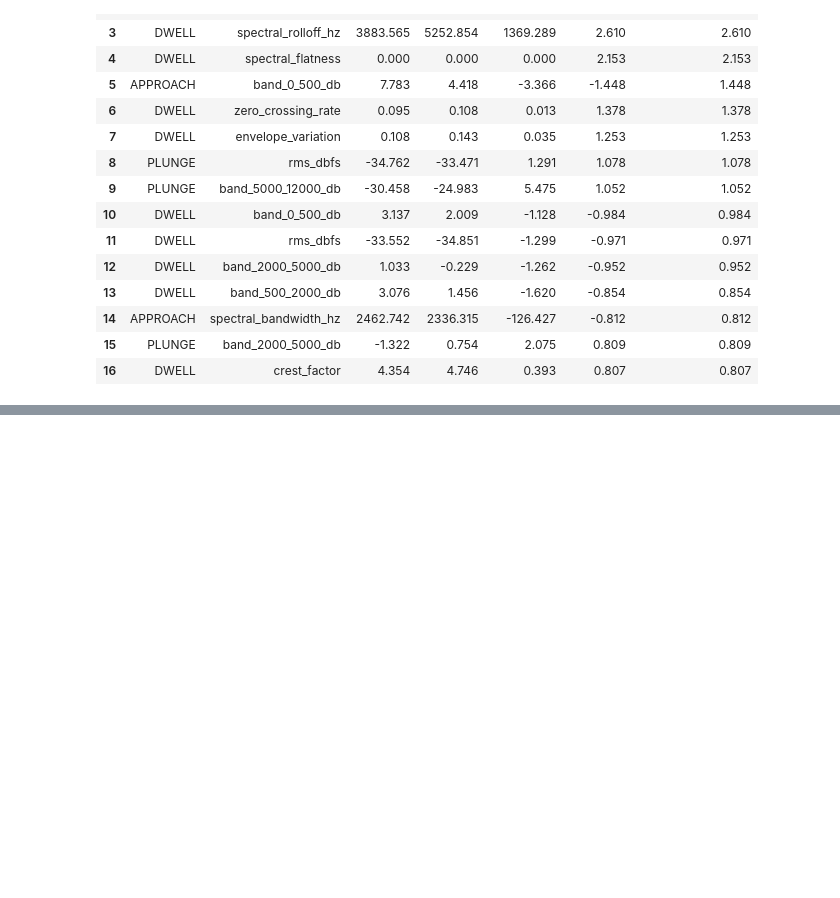
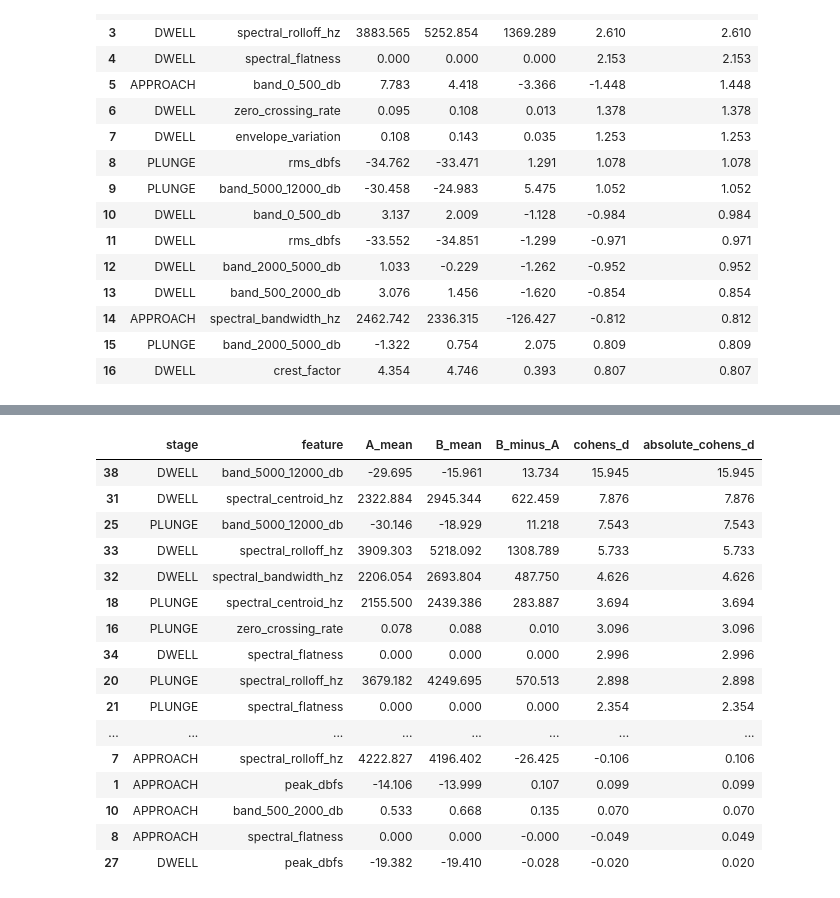
Before and after one commit to tnwlvos/Purdue-AI-education-Muchine-Learning-, a Jupyter notebook: FSSW_Audio_Classification.ipynb, the cells around one changed output, grey strips where cells are left out. Cells and saved outputs as stored; diff of their text form; code cells hidden in the pictures; blank space fills up the shorter version.

```diff
--- a/FSSW_Audio_Classification.ipynb
+++ b/FSSW_Audio_Classification.ipynb
@@ -5570,0 +5853,94 @@ display(
+# %%
+full_file_comparison_records = []
+
+for stage_name in [
+    "APPROACH",
+    "PLUNGE",
+    "DWELL",
+    "RETRACT"
+]:
+    stage_rows = (
+        full_stage_feature_data[
+            full_stage_feature_data[
+                "stage"
+            ] == stage_name
+        ]
+    )
+
+    for feature_name in (
+        raw_feature_columns
+    ):
+        values_a = (
+            stage_rows[
+                stage_rows[
+                    "dataset_role"
+                ] == "development_A"
+            ][feature_name]
+            .to_numpy()
+        )
+
+        values_b = (
+            stage_rows[
+                stage_rows[
+                    "dataset_role"
+                ] == "development_B"
+            ][feature_name]
+            .to_numpy()
+        )
+
+        cohens_d = calculate_cohens_d(
+            values_a,
+            values_b
+        )
+
+        full_file_comparison_records.append({
+            "stage": stage_name,
+            "feature": feature_name,
+            "A_mean": np.mean(
+                values_a
+            ),
+            "B_mean": np.mean(
+                values_b
+            ),
+            "B_minus_A": (
+                np.mean(values_b)
+                - np.mean(values_a)
+            ),
+            "cohens_d": (
+                cohens_d
+            ),
+            "absolute_cohens_d": abs(
+                cohens_d
+            )
+        })
+
+full_file_comparison = pd.DataFrame(
+    full_file_comparison_records
+)
+
+display(
+    full_file_comparison
+    .sort_values(
+        "absolute_cohens_d",
+        ascending=False
+    )
+    .round(3)
+)
+# %% [output]
+|  | stage | feature | A_mean | B_mean | B_minus_A | cohens_d | absolute_cohens_d |
+| 38 | DWELL | band_5000_12000_db | -29.695 | -15.961 | 13.734 | 15.945 | 15.945 |
+| 31 | DWELL | spectral_centroid_hz | 2322.884 | 2945.344 | 622.459 | 7.876 | 7.876 |
+| 25 | PLUNGE | band_5000_12000_db | -30.146 | -18.929 | 11.218 | 7.543 | 7.543 |
+| 33 | DWELL | spectral_rolloff_hz | 3909.303 | 5218.092 | 1308.789 | 5.733 | 5.733 |
+| 32 | DWELL | spectral_bandwidth_hz | 2206.054 | 2693.804 | 487.750 | 4.626 | 4.626 |
+| 18 | PLUNGE | spectral_centroid_hz | 2155.500 | 2439.386 | 283.887 | 3.694 | 3.694 |
+| 16 | PLUNGE | zero_crossing_rate | 0.078 | 0.088 | 0.010 | 3.096 | 3.096 |
+| 34 | DWELL | spectral_flatness | 0.000 | 0.000 | 0.000 | 2.996 | 2.996 |
+| 20 | PLUNGE | spectral_rolloff_hz | 3679.182 | 4249.695 | 570.513 | 2.898 | 2.898 |
+| 21 | PLUNGE | spectral_flatness | 0.000 | 0.000 | 0.000 | 2.354 | 2.354 |
+| ... | ... | ... | ... | ... | ... | ... | ... |
+| 7 | APPROACH | spectral_rolloff_hz | 4222.827 | 4196.402 | -26.425 | -0.106 | 0.106 |
+| 1 | APPROACH | peak_dbfs | -14.106 | -13.999 | 0.107 | 0.099 | 0.099 |
+| 10 | APPROACH | band_500_2000_db | 0.533 | 0.668 | 0.135 | 0.070 | 0.070 |
+| 8 | APPROACH | spectral_flatness | 0.000 | 0.000 | -0.000 | -0.049 | 0.049 |
+| 27 | DWELL | peak_dbfs | -19.382 | -19.410 | -0.028 | -0.020 | 0.020 |
```
Also changed, not shown: parts of 9 cells of this notebook.
